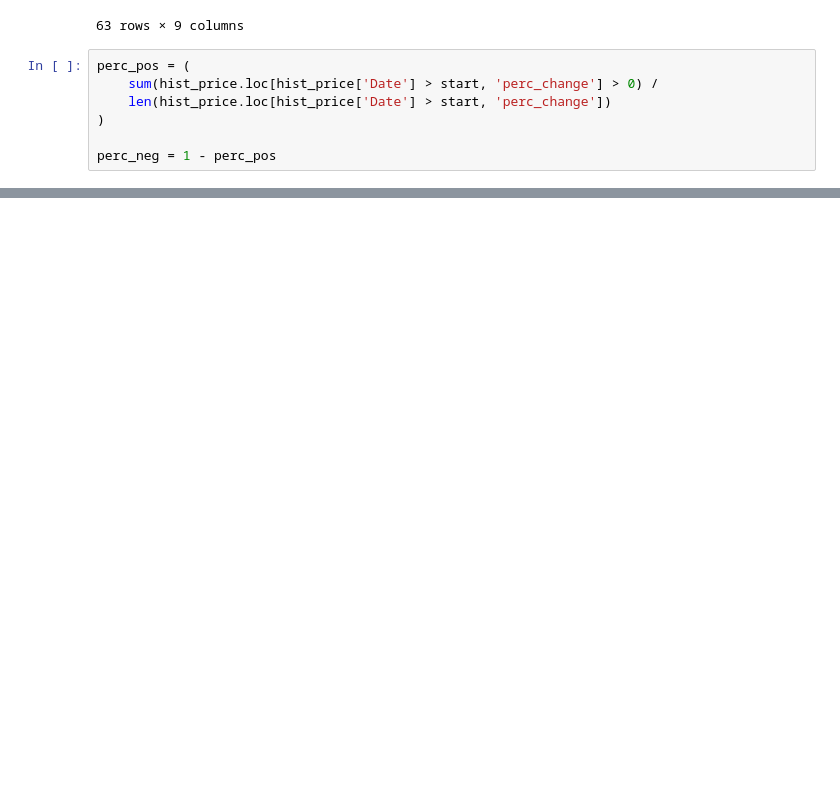
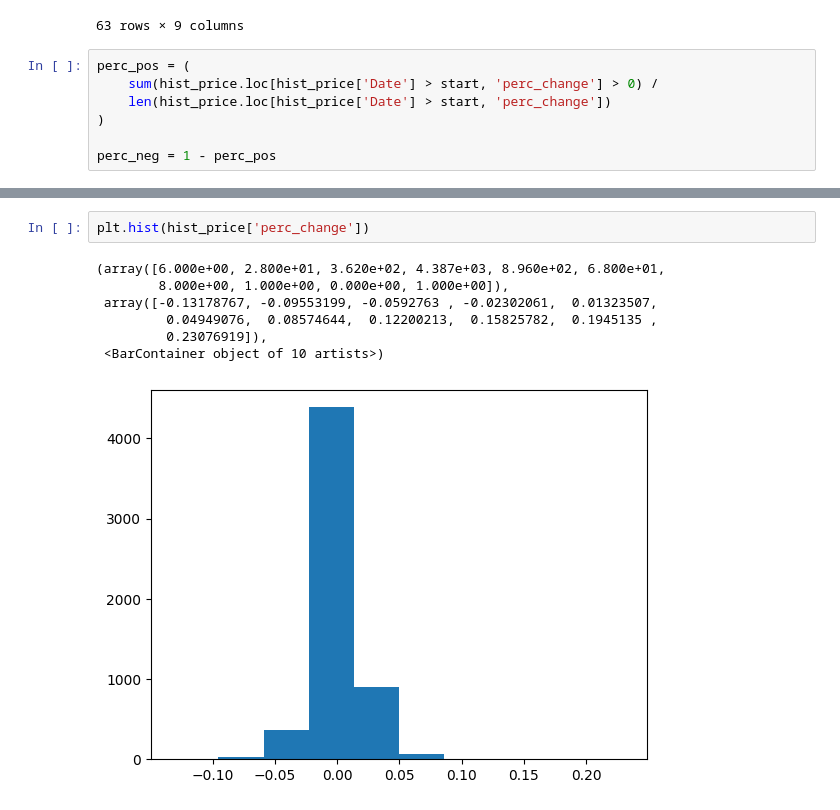
Before and after one commit to RLE-Analytics/iron_financial, a Jupyter notebook: options_strategy_v1/Options Strategy V1.ipynb, the cells around one changed output, grey strips where cells are left out. Drawn from its saved outputs; the diff is of its cells as text; blank space fills up the shorter version.

```diff
--- a/options_strategy_v1/Options Strategy V1.ipynb
+++ b/options_strategy_v1/Options Strategy V1.ipynb
@@ -168,0 +185,10 @@ array([ 0.01471868,  0.00178932,  0.00376965, ...,  0.00282302,
+# %%
+plt.hist(hist_price['perc_change'])
+# %% [output]
+(array([6.000e+00, 2.800e+01, 3.620e+02, 4.387e+03, 8.960e+02, 6.800e+01,
+        8.000e+00, 1.000e+00, 0.000e+00, 1.000e+00]),
+ array([-0.13178767, -0.09553199, -0.0592763 , -0.02302061,  0.01323507,
+         0.04949076,  0.08574644,  0.12200213,  0.15825782,  0.1945135 ,
+         0.23076919]),
+ <BarContainer object of 10 artists>)
+[figure, added]
```
Also changed, not shown: parts of 7 cells of this notebook.
